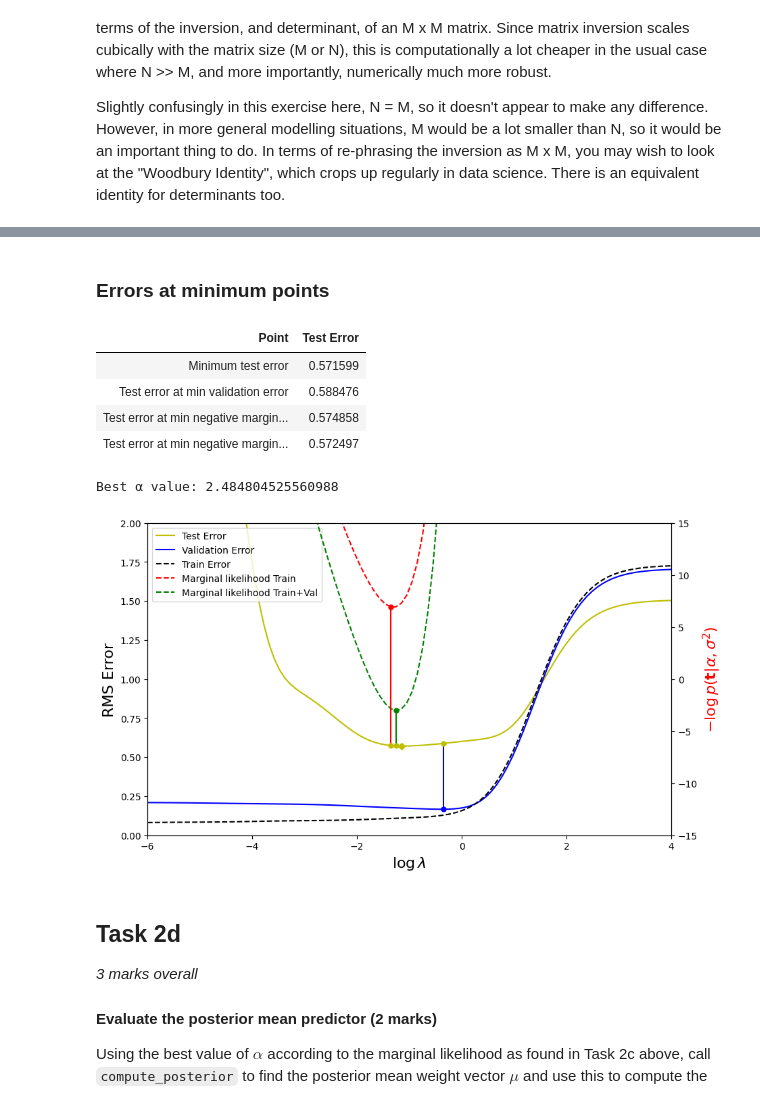
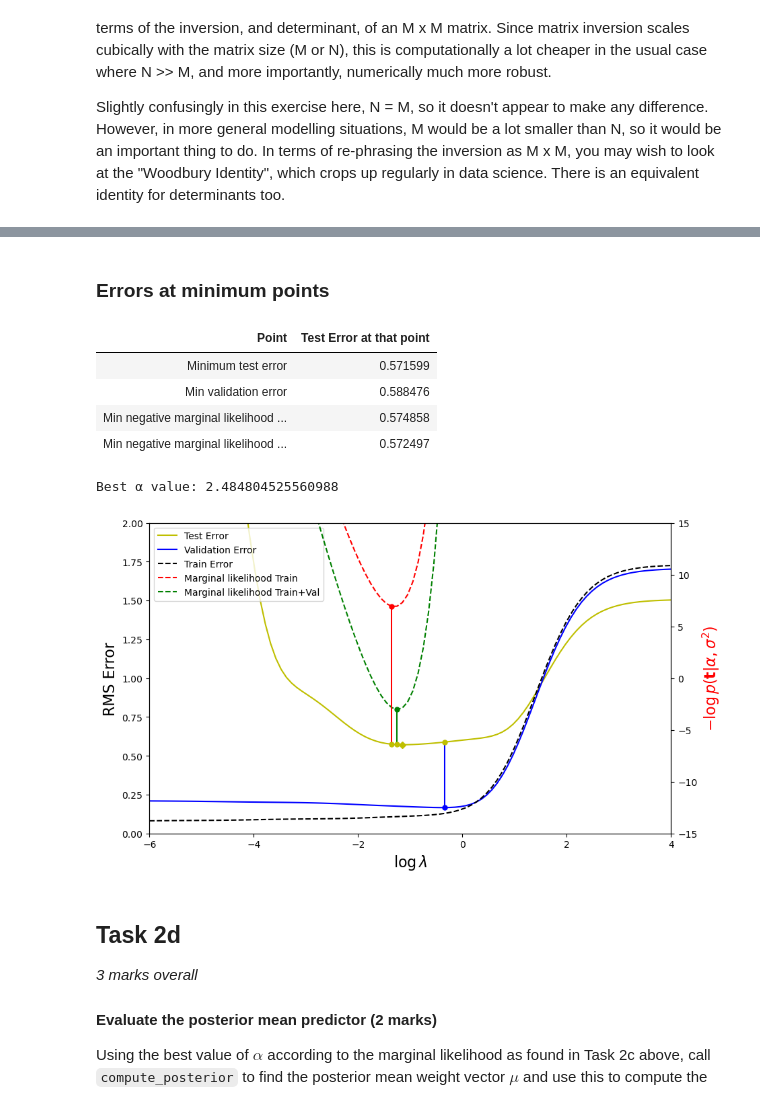
Before and after one commit to Salceid0/proyecto-bath, a Jupyter notebook: BayesianML/Coursework1/CM50268-Coursework-1.ipynb, the cells around one changed output, grey strips where cells are left out. Drawn from its saved outputs; the diff is of its cells as text; code cells hidden in the pictures.

```diff
--- a/BayesianML/Coursework1/CM50268-Coursework-1.ipynb
+++ b/BayesianML/Coursework1/CM50268-Coursework-1.ipynb
@@ -558,7 +558,7 @@ for l in lam:
     train_errors.append(setup.error_rms(y_train, PHI_train @ w))
     val_errors.append(setup.error_rms(y_val, PHI_val @ w))
     test_errors.append(setup.error_rms(y_test, PHI_test @ w))
-    #We get p(t|lamda*sigma_2,sigma_2) so that no need to rescale(?)
+    #We get p(t|lamda/sigma_2,sigma_2) so that we can graph them in the same x axis
     alpha = l / sigma_2
-    neg_log_marg_train.append(-compute_log_marginal(PHI_train, y_train, alpha, sigma_2))
-    neg_log_marg_train_val.append(-compute_log_marginal(PHI_combine, y_combine, alpha, sigma_2))
+    neg_log_marg_train.append(-compute_log_marginal_advanced(PHI_train, y_train, alpha, sigma_2))
+    neg_log_marg_train_val.append(-compute_log_marginal_advanced(PHI_combine, y_combine, alpha, sigma_2))
@@ -596,58 +582,62 @@ min_test_at_min_nlm_train_val = test_errors[min_neg_log_marginal_train_val_l]
 
 table= [
     ["Minimum test error", min_test_error],
-    ["Test error at min validation error", min_test_at_min_val],
-    ["Test error at min negative marginal likelihood (train data)", min_test_at_min_nlm_train],
-    ["Test error at min negative marginal likelihood (train and validation data)", min_test_at_min_nlm_train_val]
+    ["Min validation error", min_test_at_min_val],
+    ["Min negative marginal likelihood (train data)", min_test_at_min_nlm_train],
+    ["Min negative marginal likelihood (train and validation data)", min_test_at_min_nlm_train_val]
 ]
-setup.tabulate_neatly(table, headers=["Point", "Test Error"], title="Errors at minimum points",colalign=("center","center"))
+setup.tabulate_neatly(table, headers=["Point", "Test Error at that point"], title="Errors at minimum points",colalign=("center","center"))
 
 best_alpha = lam[min_neg_log_marginal_train_val_l] / sigma_2
 print(f"Best α value: {best_alpha}")
 
 fig,ax1 = plt.subplots(figsize=(10,6))
-
+#plot RMS
 ax1.set_xscale("log")
 ax1.plot(lam, test_errors, "y-", label="Test Error")
 ax1.plot(lam, val_errors,"b-", label="Validation Error")
 ax1.plot(lam, train_errors, "k--", label="Train Error")
 ax1.set_xlabel(r'$\log{\lambda}$', fontsize= 16)
-ax1.set_ylabel('RMS Error', fontsize= 16)
+ax1.set_ylabel("RMS Error", fontsize= 16)
 ax1.set_ylim(0, 2)
 ax1.set_xlim([10**-6,10**4])
-ax1.plot(lam[min_test_error_l], min_test_error, marker='D', markersize=5, color='y')
-ax1.plot(lam[min_val_error_l], val_errors[min_val_error_l], marker='o', markersize=5, color='b')
-ax1.vlines(lam[min_val_error_l], val_errors[min_val_error_l], test_errors[min_val_error_l], colors='b', linestyles='-')
-ax1.plot(lam[min_val_error_l], test_errors[min_val_error_l], marker='o', markersize=5, color='y')
+#plot the minimum points
+ax1.plot(lam[min_test_error_l], min_test_error, marker="D", markersize=5, color="y")
+ax1.plot(lam[min_val_error_l], val_errors[min_val_error_l], marker="o", markersize=5, color="b")
+ax1.vlines(lam[min_val_error_l], val_errors[min_val_error_l], test_errors[min_val_error_l], colors="b", linestyles="-")
+ax1.plot(lam[min_val_error_l], test_errors[min_val_error_l], marker="o", markersize=5, color="y")
 
 
 ax1.xaxis.set_major_formatter(LogFormatterExponent())
 
 ax2= plt.gca().twinx()
+#plot the negative log marginal likelihood
 ax2.plot(lam,neg_log_marg_train, "r--", label="Marginal likelihood Train")
 ax2.plot(lam,neg_log_marg_train_val, "g--", label="Marginal likelihood Train+Val")
-ax2.plot(lam[min_neg_log_marginal_train_l], neg_log_marg_train[min_neg_log_marginal_train_l], marker='o', markersize=5, color='r')
-ax2.vlines(lam[min_neg_log_marginal_train_l], neg_log_marg_train[min_neg_log_marginal_train_l], test_errors[min_neg_log_marginal_train_l]*15-15, colors='r', linestyles='-')
-ax2.plot(lam[min_neg_log_marginal_train_l], test_errors[min_neg_log_marginal_train_l]*15-15, marker='o', markersize=5, color='y')
-ax2.plot(lam[min_neg_log_marginal_train_val_l], neg_log_marg_train_val[min_neg_log_marginal_train_val_l], marker='o', markersize=5, color='g')
-ax2.vlines(lam[min_neg_log_marginal_train_val_l], neg_log_marg_train_val[min_neg_log_marginal_train_val_l], test_errors[min_neg_log_marginal_train_val_l]*15-15, colors='g', linestyles='-')
-ax2.plot(lam[min_neg_log_marginal_train_val_l], test_errors[min_neg_log_marginal_train_val_l]*15-15, marker='o', markersize=5, color='y')
+#vertical lines (if we change the ylim, we need to change the *15-15)
+ax2.plot(lam[min_neg_log_marginal_train_l], neg_log_marg_train[min_neg_log_marginal_train_l], marker="o", markersize=5, color="r")
+ax2.vlines(lam[min_neg_log_marginal_train_l], neg_log_marg_train[min_neg_log_marginal_train_l], test_errors[min_neg_log_marginal_train_l]*15-15, colors="r", linestyles="-")
+ax2.plot(lam[min_neg_log_marginal_train_l], test_errors[min_neg_log_marginal_train_l]*15-15, marker="o", markersize=5, color="y")
+ax2.plot(lam[min_neg_log_marginal_train_val_l], neg_log_marg_train_val[min_neg_log_marginal_train_val_l], marker="o", markersize=5, color="g")
+ax2.vlines(lam[min_neg_log_marginal_train_val_l], neg_log_marg_train_val[min_neg_log_marginal_train_val_l], test_errors[min_neg_log_marginal_train_val_l]*15-15, colors="g", linestyles="-")
+ax2.plot(lam[min_neg_log_marginal_train_val_l], test_errors[min_neg_log_marginal_train_val_l]*15-15, marker="o", markersize=5, color="y")
+
 ax2.set_ylim(-15,15)
-ax2.set_ylabel(r'$-\log{p(\mathbf{t}|\alpha,\sigma^2)}$', color="red", fontsize= 16)
+ax2.set_ylabel(r"$-\log{p(\mathbf{t}|\alpha,\sigma^2)}$", color="red", fontsize= 16)
 
 lines1, labels1 = ax1.get_legend_handles_labels()
 lines2, labels2 = ax2.get_legend_handles_labels()
 ax1.legend(lines1 + lines2, labels1 + labels2,loc= "upper left")
 plt.show()
 # %% [output]
 Errors at minimum points
-| Point | Test Error |
+| Point | Test Error at that point |
 | Minimum test error | 0.571599 |
-| Test error at min validation error | 0.588476 |
-| Test error at min negative margin... | 0.574858 |
-| Test error at min negative margin... | 0.572497 |
+| Min validation error | 0.588476 |
+| Min negative marginal likelihood ... | 0.574858 |
+| Min negative marginal likelihood ... | 0.572497 |
 Best α value: 2.484804525560988
-[figure, old version]
+[figure, new version]
 # %% [markdown]
 ## Task 2d
 *3 marks overall*
```
Also changed, not shown: parts of 9 cells of this notebook.
